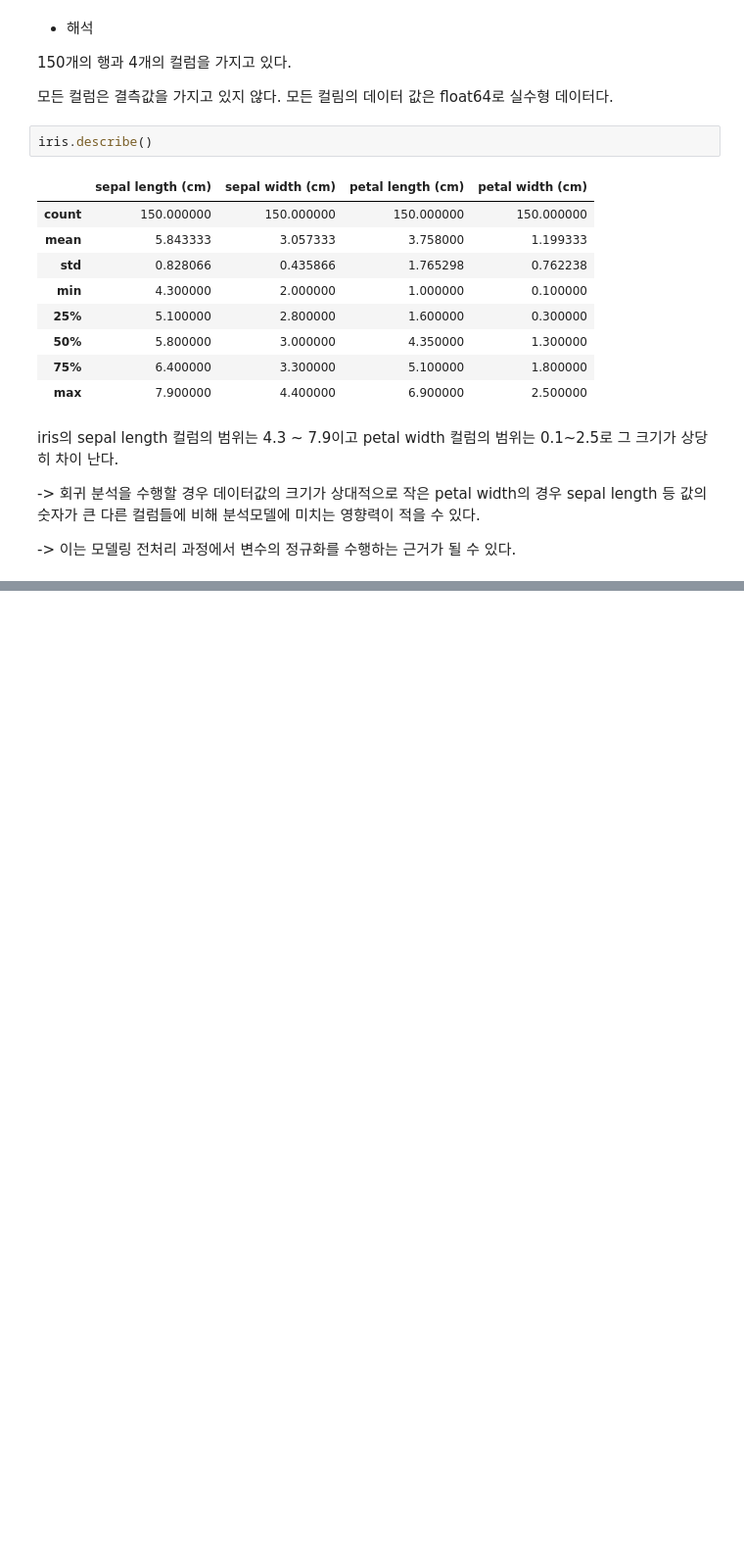
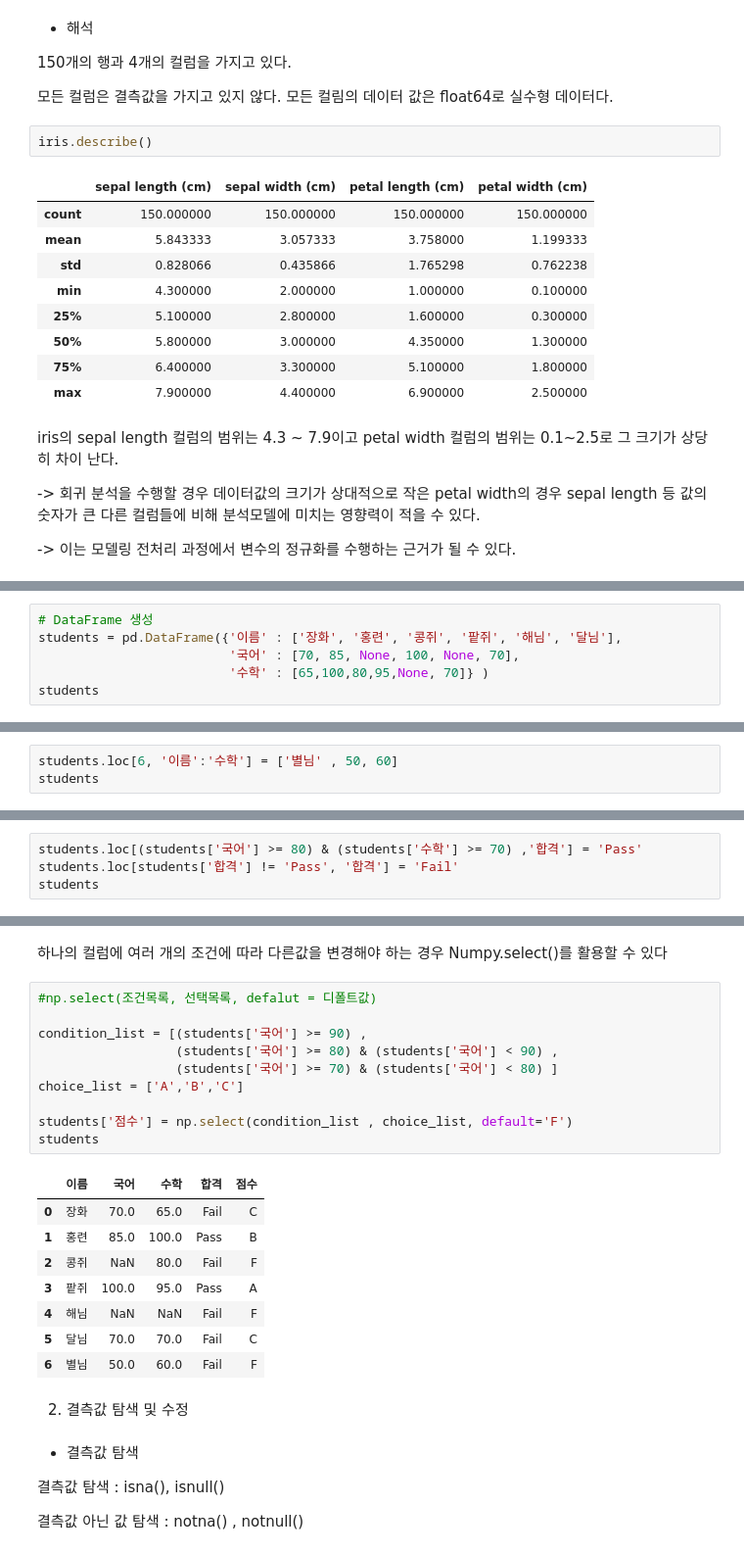
Before and after one commit to torabo/Studywithbooks, a Jupyter notebook: book_list/파이썬 한권으로 끝내기(ADP)/제2장.ipynb, the cells around one changed output, grey strips where cells are left out. Shown at 98% size. Cells and saved outputs as stored; diff of their text form; blank space fills up the shorter version.

```diff
--- a/book_list/파이썬 한권으로 끝내기(ADP)/제2장.ipynb
+++ b/book_list/파이썬 한권으로 끝내기(ADP)/제2장.ipynb
@@ -120,0 +416,6 @@ iris의 sepal length 컬럼의 범위는 4.3 ~ 7.9이고 petal width 컬럼의
+# %%
+# DataFrame 생성
+students = pd.DataFrame({'이름' : ['장화', '홍련', '콩쥐', '팥쥐', '해님', '달님'],
+                         '국어' : [70, 85, None, 100, None, 70],
+                         '수학' : [65,100,80,95,None, 70]} )
+students
@@ -120,0 +445,3 @@ iris의 sepal length 컬럼의 범위는 4.3 ~ 7.9이고 petal width 컬럼의
+# %%
+students.loc[6, '이름':'수학'] = ['별님' , 50, 60]
+students
@@ -120,0 +457,4 @@ iris의 sepal length 컬럼의 범위는 4.3 ~ 7.9이고 petal width 컬럼의
+# %%
+students.loc[(students['국어'] >= 80) & (students['수학'] >= 70) ,'합격'] = 'Pass'
+students.loc[students['합격'] != 'Pass', '합격'] = 'Fail'
+students
@@ -120,0 +470,29 @@ iris의 sepal length 컬럼의 범위는 4.3 ~ 7.9이고 petal width 컬럼의
+# %% [markdown]
+하나의 컬럼에 여러 개의 조건에 따라 다른값을 변경해야 하는 경우 Numpy.select()를 활용할 수 있다
+# %%
+#np.select(조건목록, 선택목록, defalut = 디폴트값)
+
+condition_list = [(students['국어'] >= 90) ,
+                  (students['국어'] >= 80) & (students['국어'] < 90) ,
+                  (students['국어'] >= 70) & (students['국어'] < 80) ]
+choice_list = ['A','B','C']
+
+students['점수'] = np.select(condition_list , choice_list, default='F')
+students
+# %% [output]
+|  | 이름 | 국어 | 수학 | 합격 | 점수 |
+| 0 | 장화 | 70.0 | 65.0 | Fail | C |
+| 1 | 홍련 | 85.0 | 100.0 | Pass | B |
+| 2 | 콩쥐 | NaN | 80.0 | Fail | F |
+| 3 | 팥쥐 | 100.0 | 95.0 | Pass | A |
+| 4 | 해님 | NaN | NaN | Fail | F |
+| 5 | 달님 | 70.0 | 70.0 | Fail | C |
+| 6 | 별님 | 50.0 | 60.0 | Fail | F |
+# %% [markdown]
+2. 결측값 탐색 및 수정
+# %% [markdown]
+- 결측값 탐색
+
+결측값 탐색 : isna(), isnull()
+
+결측값 아닌 값 탐색 : notna() , notnull()
```
Also changed, not shown: parts of 73 cells of this notebook.
